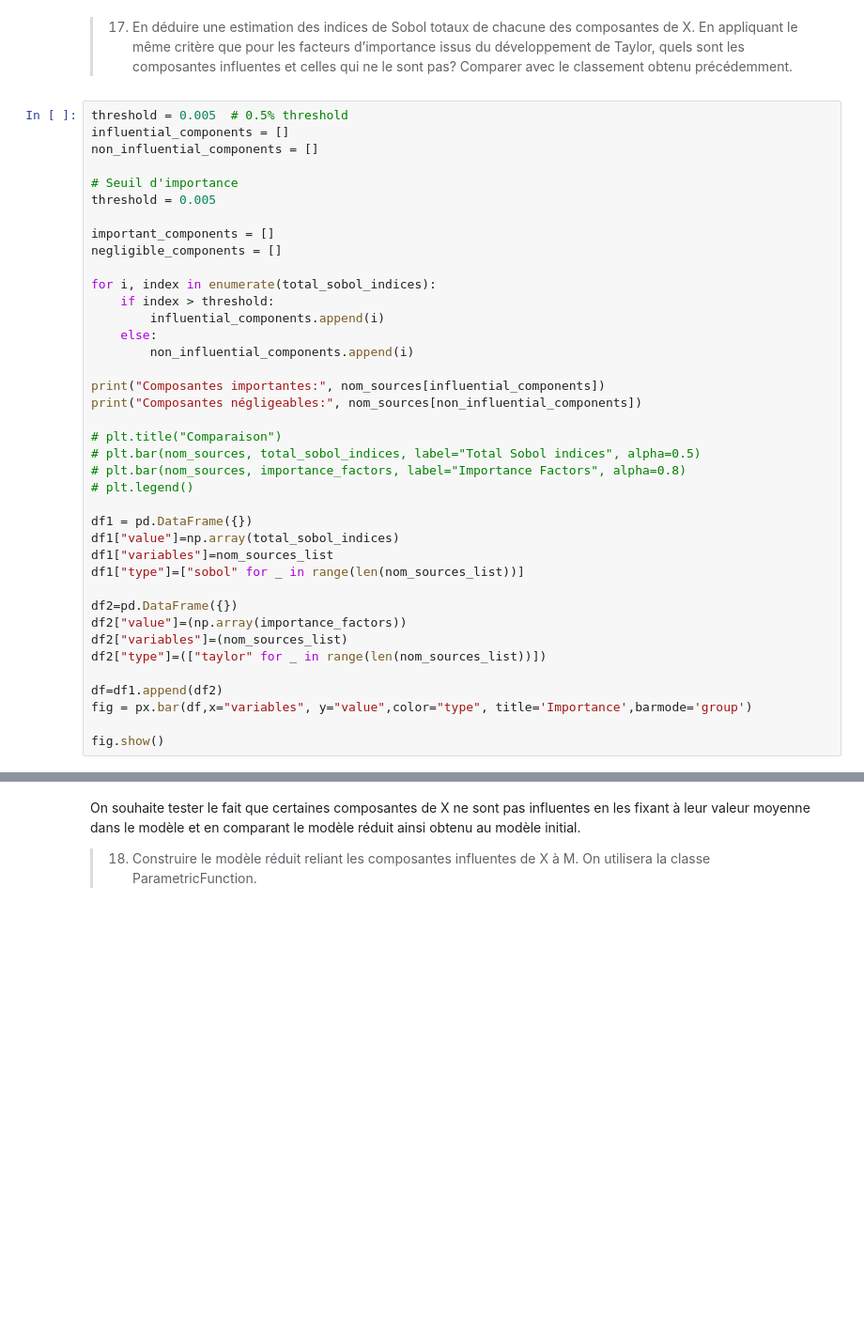
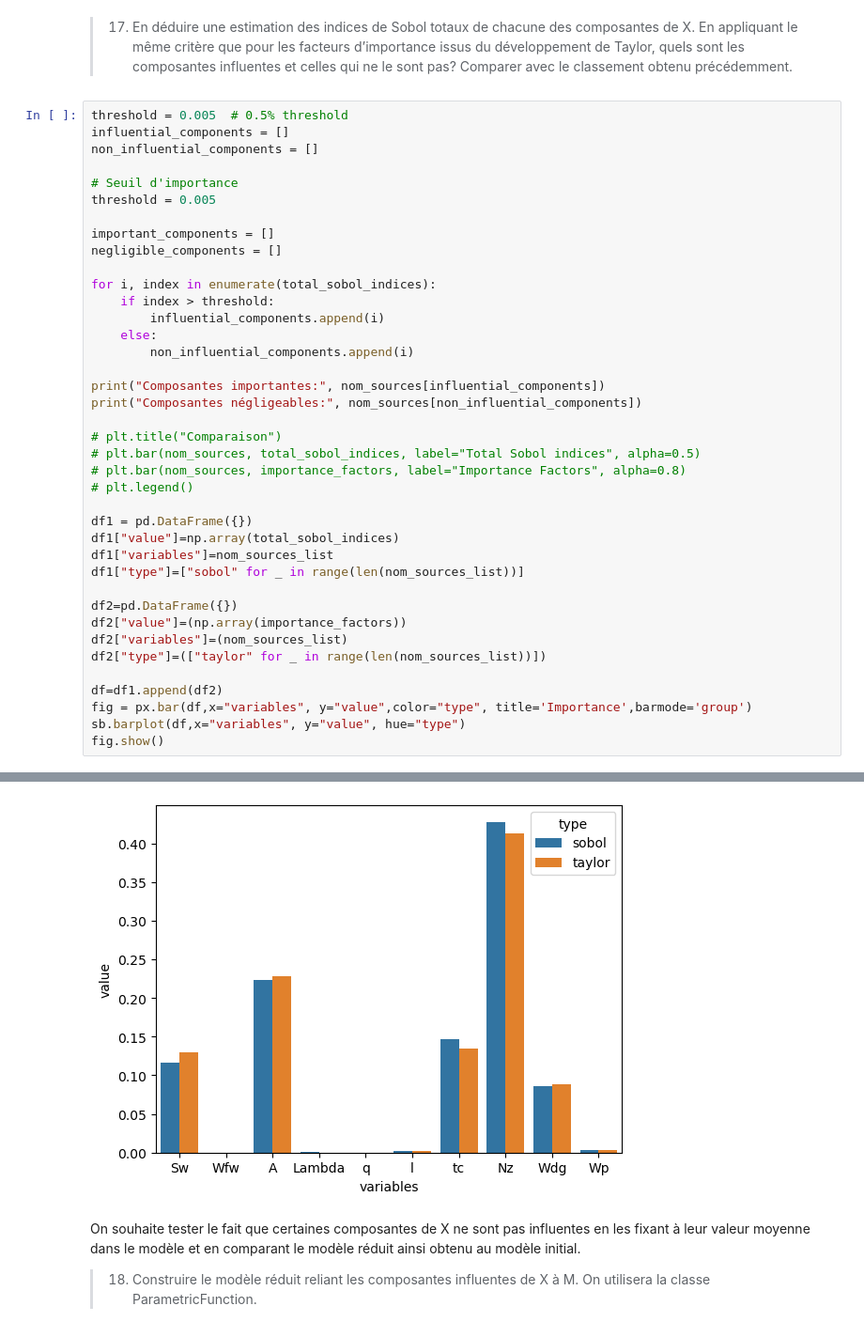
Before and after one commit to Abdellah-Laassairi/QI-mass-model-wing-aircraft, a Jupyter notebook: notebook.ipynb, the cells around one changed output, grey strips where cells are left out. Shown at 94% size. Cells and saved outputs as stored; diff of their text form; blank space fills up the shorter version.

```diff
--- a/notebook.ipynb
+++ b/notebook.ipynb
@@ -383,6 +389,6 @@ df2["type"]=(["taylor" for _ in range(len(nom_sources_list))])
 
 df=df1.append(df2)
 fig = px.bar(df,x="variables", y="value",color="type", title='Importance',barmode='group')
-
+sb.barplot(df,x="variables", y="value", hue="type")
 fig.show()
 # %% [output]
@@ -393,3 +398,4 @@ The frame.append method is deprecated and will be removed from pandas in a futur
+[figure, added]
 # %% [markdown]
 On souhaite tester le fait que certaines composantes de X ne sont pas influentes en les fixant à leur valeur moyenne dans le modèle et en comparant le modèle réduit ainsi obtenu au modèle initial.
 
```
Also changed, not shown: parts of 12 cells of this notebook.
